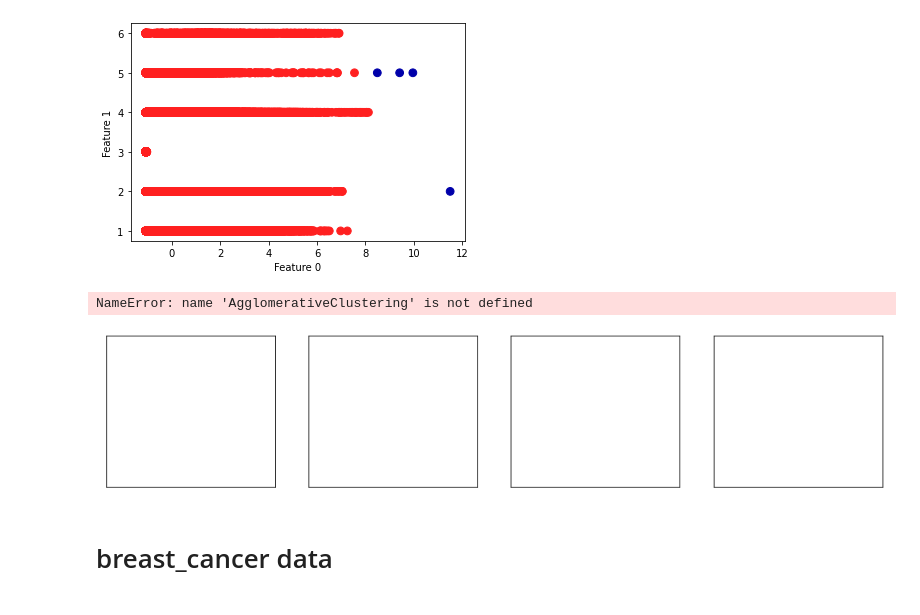
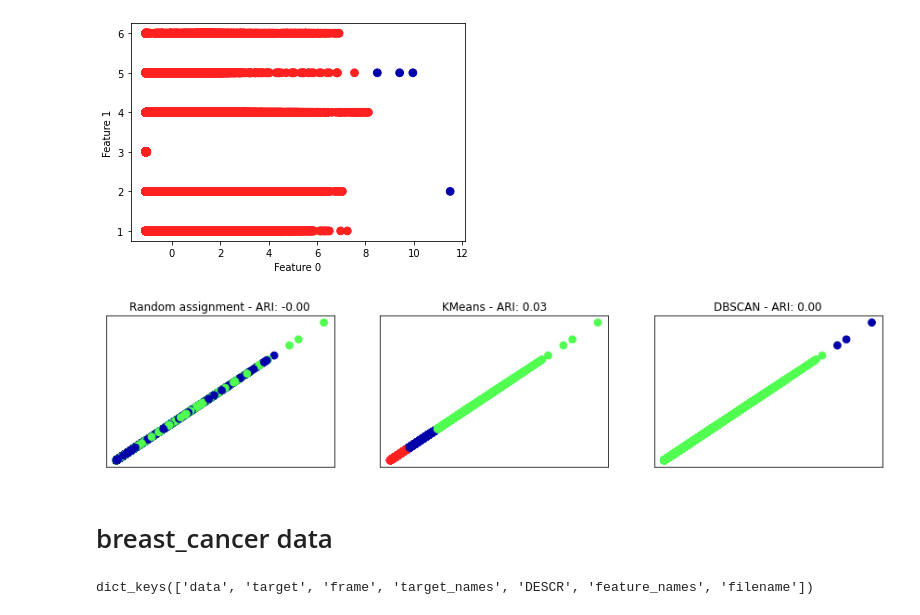
Before and after one commit to shewilliams/data71200su21, a Jupyter notebook: Project 1/Project 3 Notebook - Electric Consumption in NYCHA.ipynb, the cells around one changed output. Drawn from its saved outputs; the diff is of its cells as text; code cells hidden in the pictures.

```diff
--- a/Project 1/Project 3 Notebook - Electric Consumption in NYCHA.ipynb
+++ b/Project 1/Project 3 Notebook - Electric Consumption in NYCHA.ipynb
@@ -473,37 +472,42 @@ IndexError: index 1 is out of bounds for axis 1 with size 1
 # %%
 from sklearn.metrics.cluster import adjusted_rand_score
 
 # Rescale the data to zero mean and unit variance
 scaler = StandardScaler()
 scaler.fit(X_train)
 X_scaled = scaler.transform(X_train)
 
-fig, axes = plt.subplots(1, 4, figsize=(15, 3),
+fig, axes = plt.subplots(1, 3, figsize=(15, 3),
                          subplot_kw={'xticks': (), 'yticks': ()})
 
 # make a list of algorithms to use
-algorithms = [KMeans(n_clusters=3), AgglomerativeClustering(n_clusters=3),
+algorithms = [KMeans(n_clusters=3),
               DBSCAN()]
 
 # create a random cluster assignment for reference
 random_state = np.random.RandomState(seed=0)
 random_clusters = random_state.randint(low=0, high=2, size=len(X_train))
 
 # plot random assignment
-axes[0].scatter(X_scaled[:, 0], X_scaled[:, 1], c=random_clusters,
+axes[0].scatter(X_scaled, X_scaled, c=random_clusters,
                 cmap=mglearn.cm3, s=60)
 axes[0].set_title("Random assignment - ARI: {:.2f}".format(
         adjusted_rand_score(y_train, random_clusters)))
 
 for ax, algorithm in zip(axes[1:], algorithms):
     # plot the cluster assignments and cluster centers
     clusters = algorithm.fit_predict(X_scaled)
-    ax.scatter(X_scaled[:, 0], X_scaled[:, 1], c=clusters,
+    ax.scatter(X_scaled, X_scaled, c=clusters,
                cmap=mglearn.cm3, s=60)
     ax.set_title("{} - ARI: {:.2f}".format(algorithm.__class__.__name__,
                                            adjusted_rand_score(y_train, clusters)))
 # %% [output]
-NameError: name 'AgglomerativeClustering' is not defined
-[figure, old version]
+[figure, new version]
 # %% [markdown]
 # breast_cancer data
+# %%
+from sklearn.datasets import load_breast_cancer
+breast_cancer = load_breast_cancer()
+print(breast_cancer.keys())
+# %% [output]
+dict_keys(['data', 'target', 'frame', 'target_names', 'DESCR', 'feature_names', 'filename'])
```
Also changed, not shown: parts of 32 cells of this notebook.
